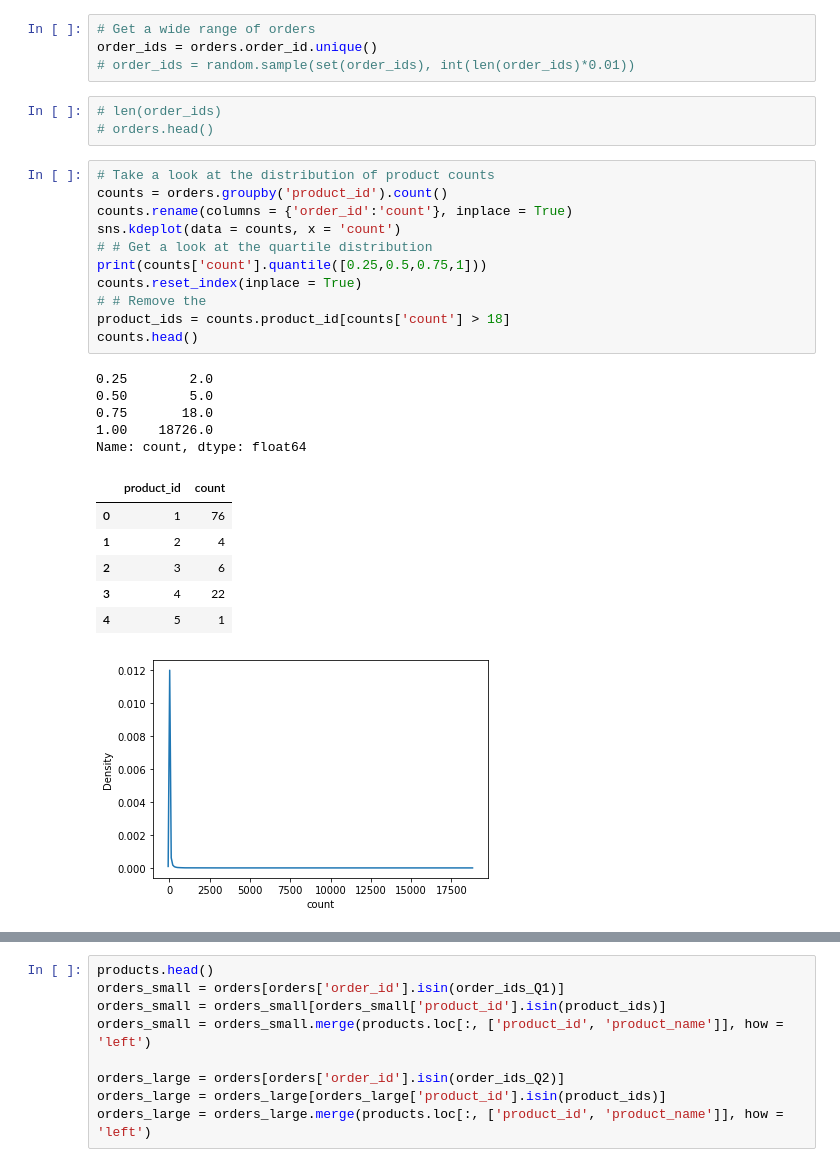
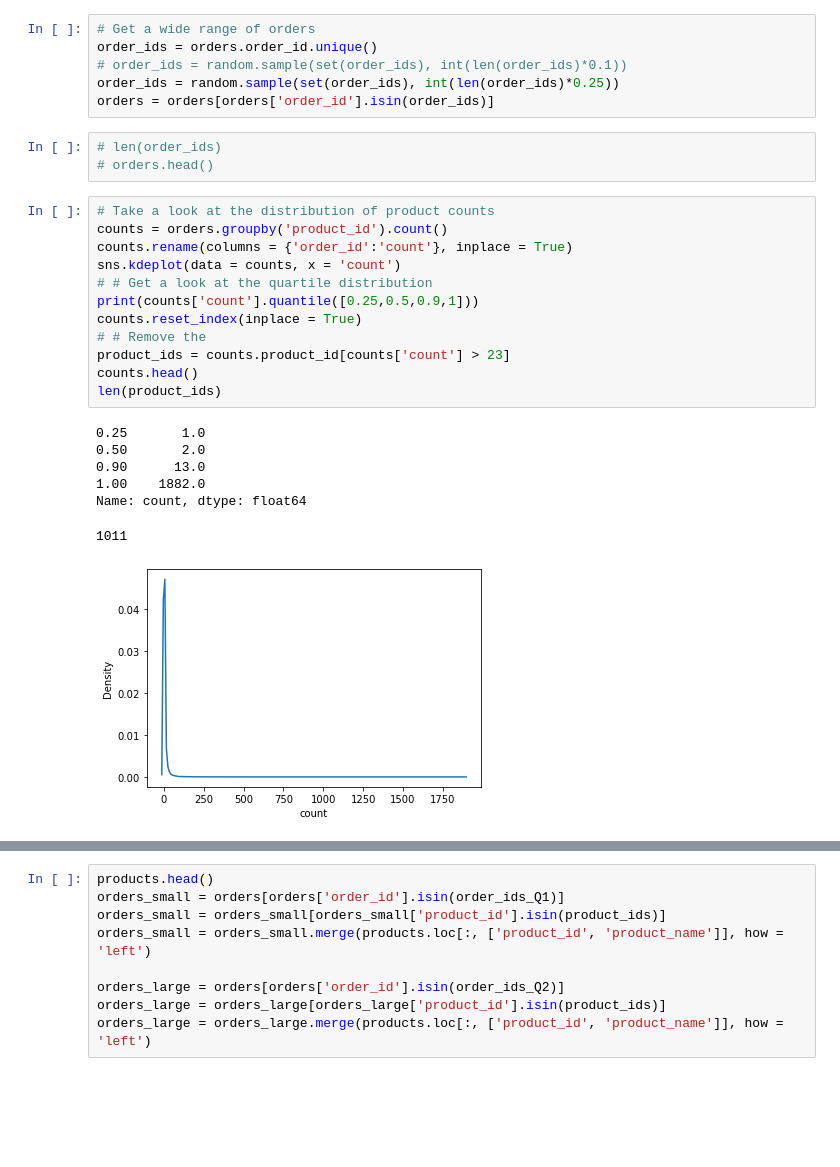
Before and after one commit to NeilSinclair/GroceryNetwork, a Jupyter notebook: Basket Network Analysis.ipynb, the cells around one changed output, grey strips where cells are left out. Drawn from its saved outputs; the diff is of its cells as text; blank space fills up the shorter version.

```diff
--- a/Basket Network Analysis.ipynb
+++ b/Basket Network Analysis.ipynb
@@ -24,34 +24,32 @@ products = pd.read_csv('instacart_data/products.csv')
 # %%
 # Get a wide range of orders
 order_ids = orders.order_id.unique()
-# order_ids = random.sample(set(order_ids), int(len(order_ids)*0.01))
+# order_ids = random.sample(set(order_ids), int(len(order_ids)*0.1))
+order_ids = random.sample(set(order_ids), int(len(order_ids)*0.25))
+orders = orders[orders['order_id'].isin(order_ids)]
 # %%
 # len(order_ids)
 # orders.head()
 # %%
 # Take a look at the distribution of product counts
 counts = orders.groupby('product_id').count()
 counts.rename(columns = {'order_id':'count'}, inplace = True)
 sns.kdeplot(data = counts, x = 'count')
 # # Get a look at the quartile distribution
-print(counts['count'].quantile([0.25,0.5,0.75,1]))
+print(counts['count'].quantile([0.25,0.5,0.9,1]))
 counts.reset_index(inplace = True)
 # # Remove the
-product_ids = counts.product_id[counts['count'] > 18]
+product_ids = counts.product_id[counts['count'] > 23]
 counts.head()
+len(product_ids)
 # %% [output]
-0.25        2.0
-0.50        5.0
-0.75       18.0
-1.00    18726.0
+0.25       1.0
+0.50       2.0
+0.90      13.0
+1.00    1882.0
 Name: count, dtype: float64
-|  | product_id | count |
-| 0 | 1 | 76 |
-| 1 | 2 | 4 |
-| 2 | 3 | 6 |
-| 3 | 4 | 22 |
-| 4 | 5 | 1 |
+1011
-[figure, old version]
+[figure, new version]
 # %%
 # Take a look at the distribution of order counts
 counts = orders.groupby('order_id').count()
```
Also changed, not shown: parts of 28 cells of this notebook, 6 other files.
